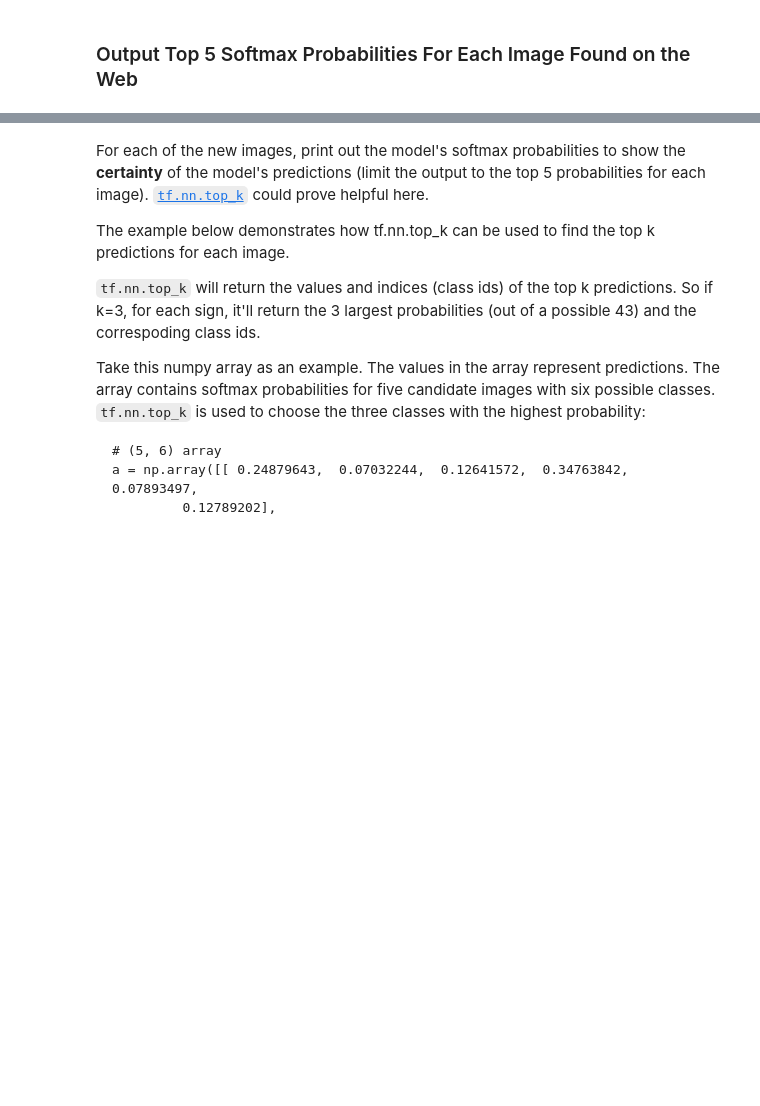
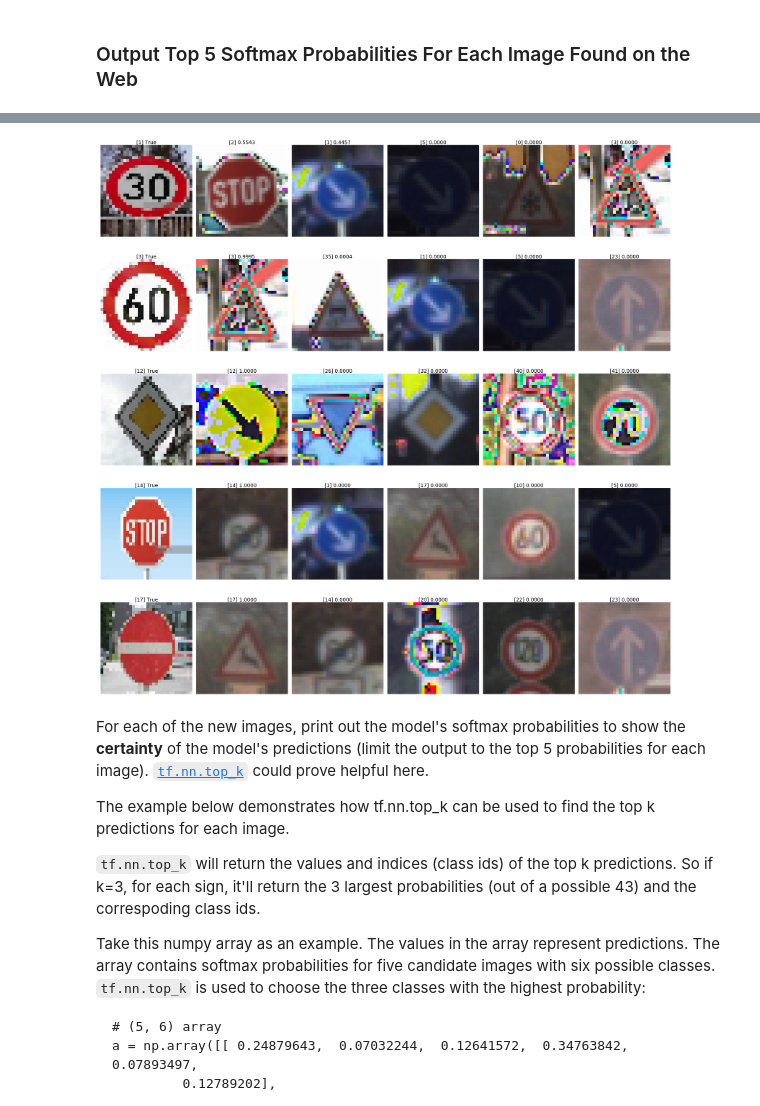
Before and after one commit to rpulivarthy/traffic-sign-classifier, a Jupyter notebook: Traffic_Sign_Classifier.ipynb, the cells around one changed output, grey strips where cells are left out. Cells and saved outputs as stored; diff of their text form; code cells hidden in the pictures; blank space fills up the shorter version.

```diff
--- a/Traffic_Sign_Classifier.ipynb
+++ b/Traffic_Sign_Classifier.ipynb
@@ -452,3 +504,32 @@ print('\n' + str(values))
+# %%
+# get a list `sign_examples` where `sign_examples[i]` is an example of sign type `i`
+sign_examples = [None] * n_classes
+
+for i in range(n_classes):
+    j = 0
+    while np.mean(X_train[signs_by_id_train[i][j], :, :, :]) < 64. and j < len(signs_by_id_train[i]) - 1:
+        j += 1
+    sign_examples[i] = X_train[signs_by_id_train[i][j], :, :, :]
+# %%
+rows, cols = values.shape
+cols += 1
+
+plt.figure(1, figsize=(48,48))
+for row in range(rows):
+    for col in range(cols):
+        plt.subplot(rows, cols, row*cols + col + 1)
+        if col == 0:
+            plt.title("[{0}] True".format(y_new[row]), fontsize=30)
+            plt.imshow(X_new0[row, :, :, :])
+        else:
+            plt.title("[{0}] {1:.4f}".format(indices[row, col-1], values[row, col-1]), fontsize=30)
+            plt.imshow(sign_examples[indices[row, col-1]])
+
+        plt.axis('off')
+
+plt.tight_layout(pad=0., w_pad=0., h_pad=1.0)
+# %% [output]
+[figure, added]
 # %% [markdown]
 For each of the new images, print out the model's softmax probabilities to show the **certainty** of the model's predictions (limit the output to the top 5 probabilities for each image). [`tf.nn.top_k`](https://www.tensorflow.org/versions/r0.12/api_docs/python/nn.html#top_k) could prove helpful here.
 
```
Also changed, not shown: parts of 18 cells of this notebook, 4 other files.
